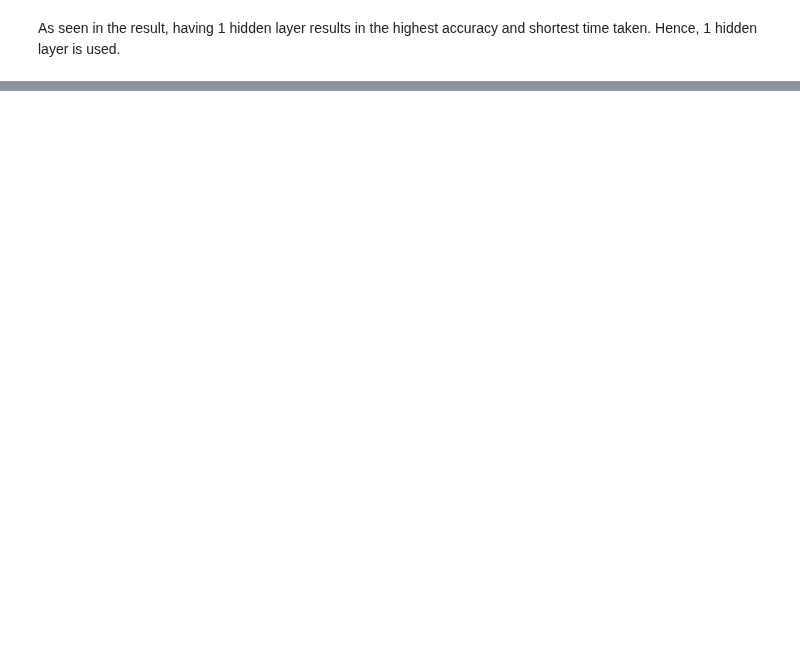
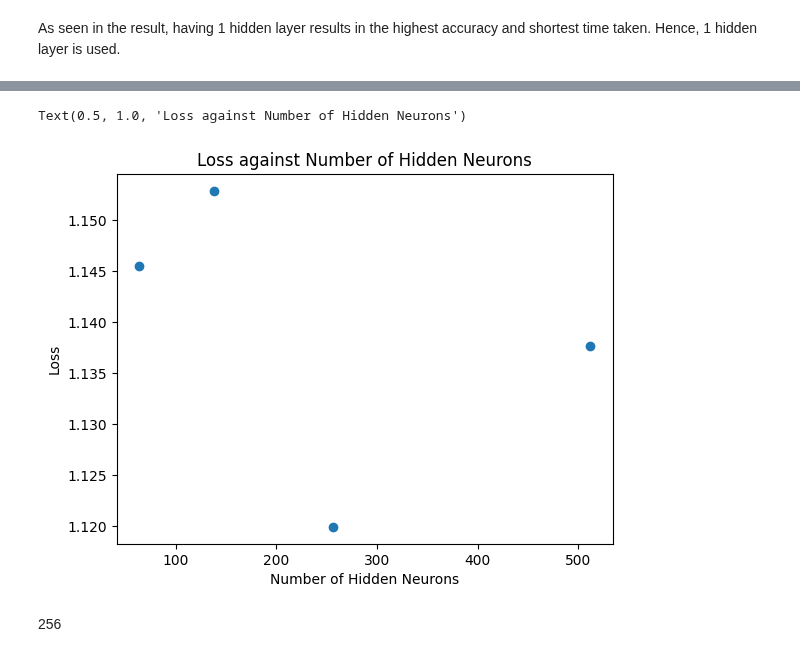
Before and after one commit to gtengwei/CZ4045-NLP-Group-8, a Jupyter notebook: Part 2/Part_2_LSTM_model.ipynb, the cells around one changed output, grey strips where cells are left out. Drawn from its saved outputs; the diff is of its cells as text; code cells hidden in the pictures; blank space fills up the shorter version.

```diff
--- a/Part 2/Part_2_LSTM_model.ipynb
+++ b/Part 2/Part_2_LSTM_model.ipynb
@@ -571,0 +720,11 @@ As seen in the result, having 1 hidden layer results in the highest accuracy and
+# %%
+# Plot dev loss against batch size
+plt.scatter(loss_hidden_dims.keys(), loss_hidden_dims.values())
+plt.xlabel("Number of Hidden Neurons")
+plt.ylabel("Loss")
+plt.title("Loss against Number of Hidden Neurons")
+# %% [output]
+Text(0.5, 1.0, 'Loss against Number of Hidden Neurons')
+[figure, added]
+# %% [markdown]
+256
```
Also changed, not shown: parts of 17 cells of this notebook.
